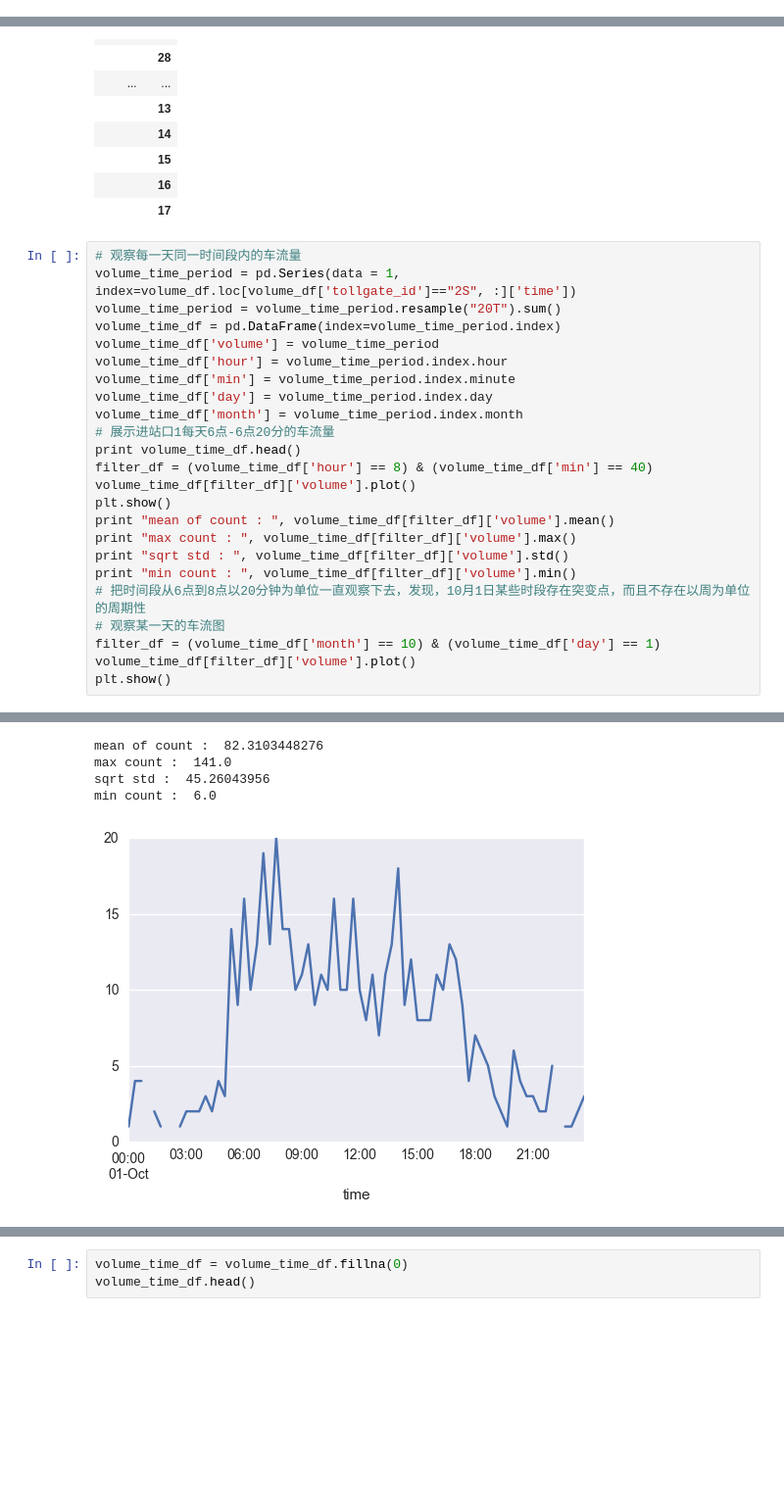
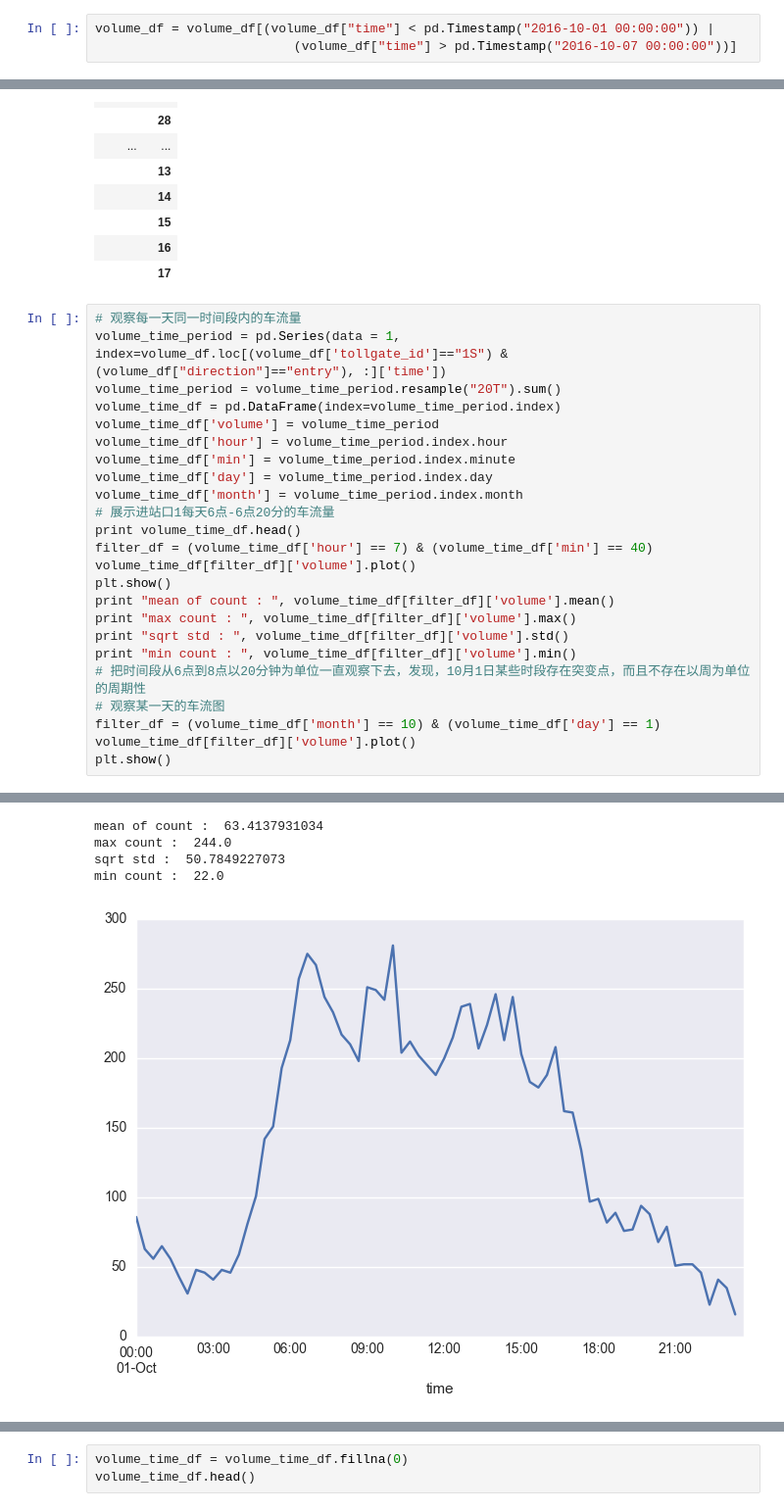
Before and after one commit to ttff96989/KDD-CUP-2017, a Jupyter notebook: dataSets/training/volumn_train_analysis.ipynb, the cells around one changed output, grey strips where cells are left out. Shown: that part at 98% size. Saved outputs shown, nothing was run; the diff lists cells and outputs as text; blank space fills up the shorter version.

Commit message:
delete data from 10-01 to 10-06

```diff
--- a/dataSets/training/volumn_train_analysis.ipynb
+++ b/dataSets/training/volumn_train_analysis.ipynb
@@ -117,6 +117,9 @@ vehicle_model    0
 has_etc          0
 vehicle_type     0
 dtype: int64
+# %%
+volume_df = volume_df[(volume_df["time"] < pd.Timestamp("2016-10-01 00:00:00")) |
+                          (volume_df["time"] > pd.Timestamp("2016-10-07 00:00:00"))]
 # %%
 print volume_df.info()
 volume_df.head()
@@ -169,7 +172,7 @@ volume_day.groupby(['month', 'day']).count()
 |  | 17 |
 # %%
 # 观察每一天同一时间段内的车流量
-volume_time_period = pd.Series(data = 1, index=volume_df.loc[volume_df['tollgate_id']=="2S", :]['time'])
+volume_time_period = pd.Series(data = 1, index=volume_df.loc[(volume_df['tollgate_id']=="1S") & (volume_df["direction"]=="entry"), :]['time'])
 volume_time_period = volume_time_period.resample("20T").sum()
 volume_time_df = pd.DataFrame(index=volume_time_period.index)
 volume_time_df['volume'] = volume_time_period
@@ -179,7 +182,7 @@ volume_time_df['day'] = volume_time_period.index.day
 volume_time_df['month'] = volume_time_period.index.month
 # 展示进站口1每天6点-6点20分的车流量
 print volume_time_df.head()
-filter_df = (volume_time_df['hour'] == 8) & (volume_time_df['min'] == 40)
+filter_df = (volume_time_df['hour'] == 7) & (volume_time_df['min'] == 40)
 volume_time_df[filter_df]['volume'].plot()
 plt.show()
 print "mean of count : ", volume_time_df[filter_df]['volume'].mean()
@@ -203,8 +206,8 @@ time
-mean of count :  82.3103448276
-max count :  141.0
-sqrt std :  45.26043956
-min count :  6.0
+mean of count :  63.4137931034
+max count :  244.0
+sqrt std :  50.7849227073
+min count :  22.0
-[figure, old version]
+[figure, new version]
 # %%
 # 拿到20分钟的最大值，可以据此判断一个关口20分钟内的车流上限
 print "max in all account : ", volume_time_df['volume'].max()
```
Also changed, not shown: parts of 3 cells of this notebook, 3 other files.
